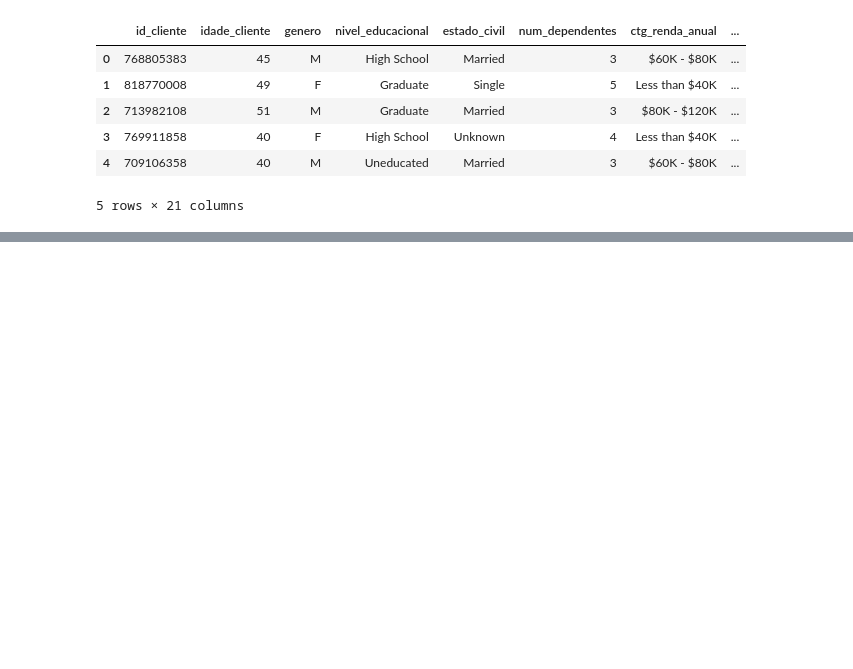
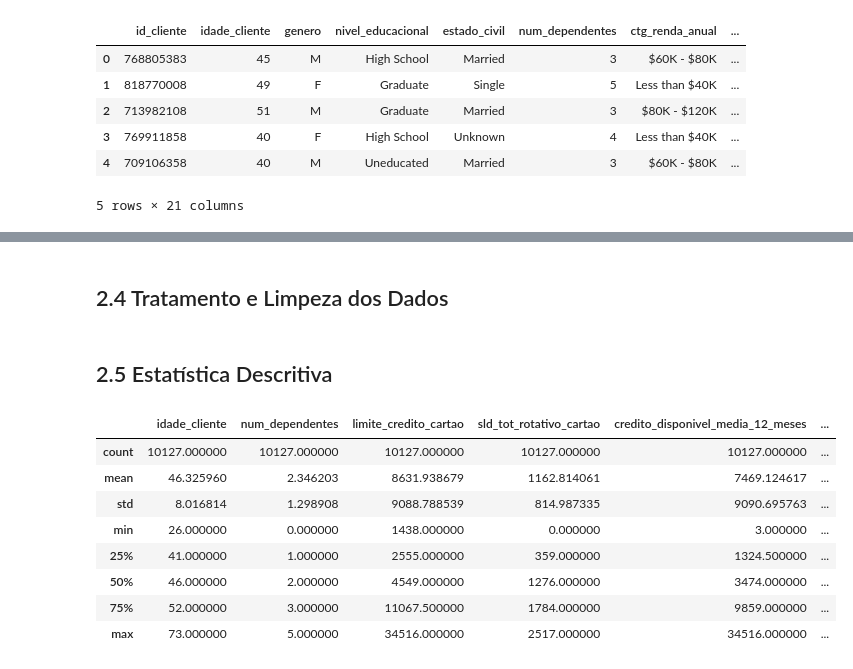
Before and after one commit to jefferson-datascience/predicao_churn_banco, a Jupyter notebook: ciclo_01.ipynb, the cells around one changed output, grey strips where cells are left out. Cells and saved outputs as stored; diff of their text form; code cells hidden in the pictures; blank space fills up the shorter version.

Commit message:
Concluido Preparacao Dos Dados - Iniciado feature Engineering

```diff
--- a/ciclo_01.ipynb
+++ b/ciclo_01.ipynb
@@ -120,0 +153,45 @@ df_2.head()
+# %% [markdown]
+## 2.4 Tratamento e Limpeza dos Dados
+# %%
+# Atributo: Id Cliente
+df_2['id_cliente'] = df_2['id_cliente'].astype(str)
+
+# Atributo: Genero
+df_2['genero'] = df_2['genero'].apply(lambda x: x.upper())
+
+# Atributo: Nivel Educacional
+df_2['nivel_educacional'] = df_2['nivel_educacional'].apply(lambda x: x.replace(' ', '').upper().replace('-', ''))
+
+# Atributo: Estado Civil
+df_2['estado_civil'] = df_2['estado_civil'].apply(lambda x: x.upper())
+
+# Atributo: Categoria Renda Anual
+df_2['ctg_renda_anual'] = df_2['ctg_renda_anual'].apply(lambda x: x.replace('$', '').upper() if x != '$120K +' else 'MORE THAN 120K')
+
+# Atributo: Categoria Cartao de Credito
+df_2['ctg_cartao_credito'] = df_2['ctg_cartao_credito'].apply(lambda x: x.upper())
+
+# Atributo: Limite Cartão de Crédito
+df_2['limite_credito_cartao'] = df_2['limite_credito_cartao'].apply(lambda x: round(x))
+
+# Atributo: Media de Crédito Disponível nos Últimos 12 meses
+df_2['credito_disponivel_media_12_meses'] = df_2['credito_disponivel_media_12_meses'].apply(lambda x: round(x))
+
+# Atributo: Conta Encerrada
+df_2['conta_encerrada'] = df_2['conta_encerrada'].apply(lambda x: x.upper())
+# %% [markdown]
+## 2.5 Estatística Descritiva
+# %%
+# Estatísticas Variáveis Numéricas
+df_2_numerical = df_2.select_dtypes(include=['int64','float64'])
+df_2_numerical.describe()
+# %% [output]
+|  | idade_cliente | num_dependentes | limite_credito_cartao | sld_tot_rotativo_cartao | credito_disponivel_media_12_meses | ... |
+| count | 10127.000000 | 10127.000000 | 10127.000000 | 10127.000000 | 10127.000000 | ... |
+| mean | 46.325960 | 2.346203 | 8631.938679 | 1162.814061 | 7469.124617 | ... |
+| std | 8.016814 | 1.298908 | 9088.788539 | 814.987335 | 9090.695763 | ... |
+| min | 26.000000 | 0.000000 | 1438.000000 | 0.000000 | 3.000000 | ... |
+| 25% | 41.000000 | 1.000000 | 2555.000000 | 359.000000 | 1324.500000 | ... |
+| 50% | 46.000000 | 2.000000 | 4549.000000 | 1276.000000 | 3474.000000 | ... |
+| 75% | 52.000000 | 3.000000 | 11067.500000 | 1784.000000 | 9859.000000 | ... |
+| max | 73.000000 | 5.000000 | 34516.000000 | 2517.000000 | 34516.000000 | ... |
```
Also changed, not shown: parts of 7 cells of this notebook, 1 other file.
